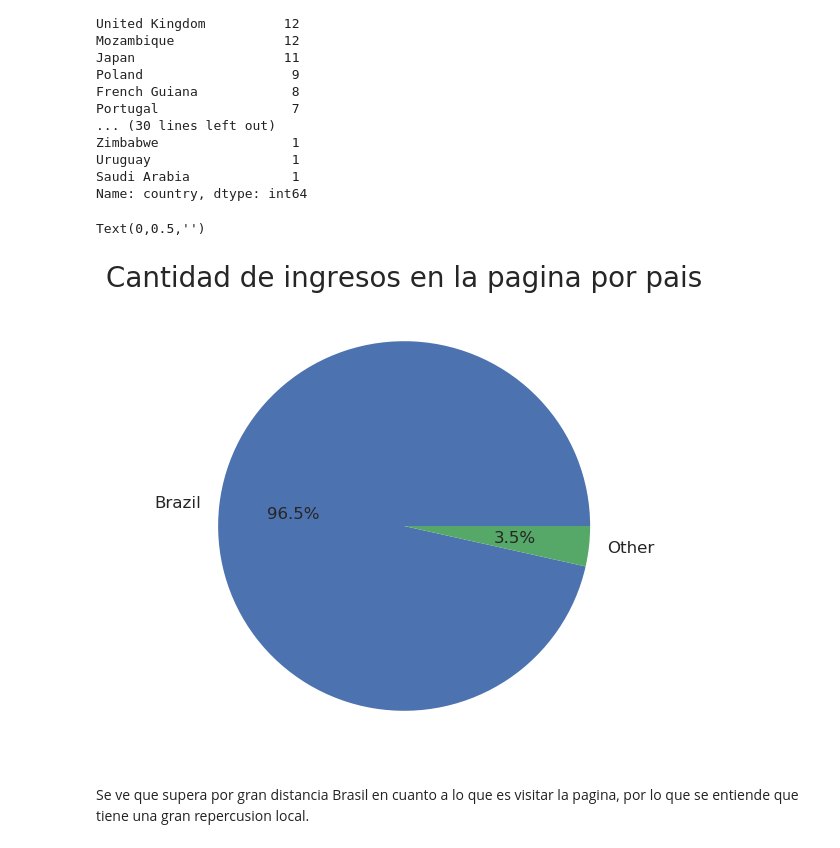
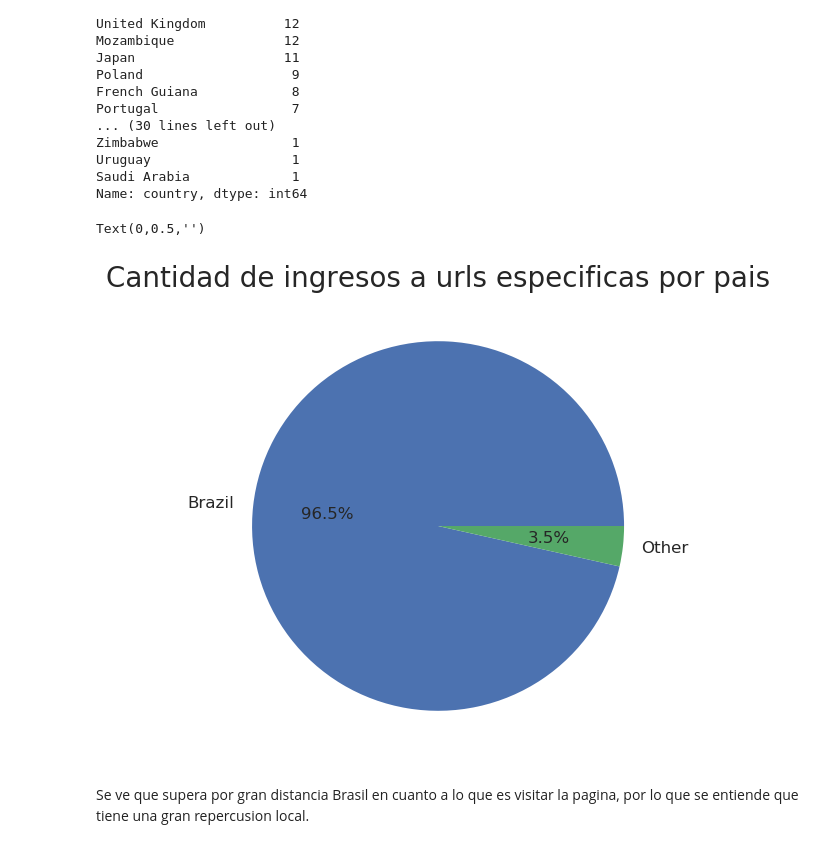
Before and after one commit to EugeniaFranchi/TP-Datos, a Jupyter notebook: TpDatos.ipynb, the cells around one changed output. Saved outputs shown, nothing was run; the diff lists cells and outputs as text; code cells hidden in the pictures.

```diff
--- a/TpDatos.ipynb
+++ b/TpDatos.ipynb
@@ -331,14 +331,14 @@ Saudi Arabia             1
 Name: country, dtype: int64
 # %%
 '''
-Grafico pie de eventos en la pagina por pais.
+Grafico pie de urls visitadas en la pagina por pais.
 '''
 g = ingresoPorPais.plot(kind='pie',autopct='%1.1f%%',figsize=(6,6),fontsize=12)
-g.set_title("Cantidad de ingresos en la pagina por pais",fontsize=20)
+g.set_title("Cantidad de ingresos a urls especificas por pais",fontsize=20)
 g.set_ylabel("")
 # %% [output]
 Text(0,0.5,'')
-[figure, old version]
+[figure, new version]
 # %% [markdown]
 Se ve que supera por gran distancia Brasil en cuanto a lo que es visitar la pagina, por lo que se entiende que tiene una gran repercusion local.
 # %%
```
Also changed, not shown: parts of 2 cells of this notebook.
